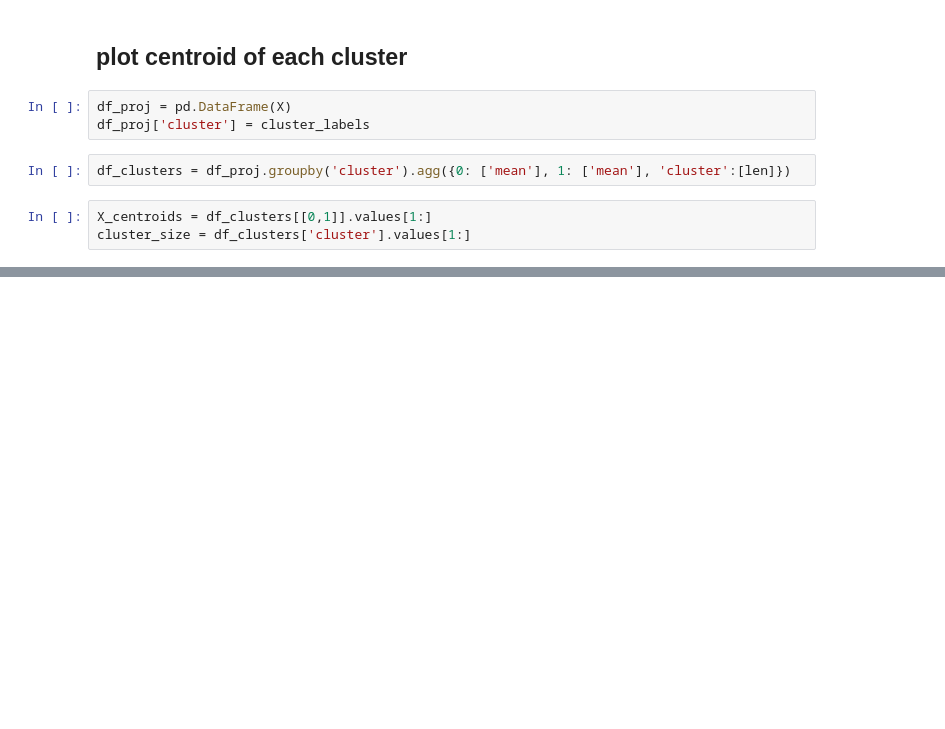
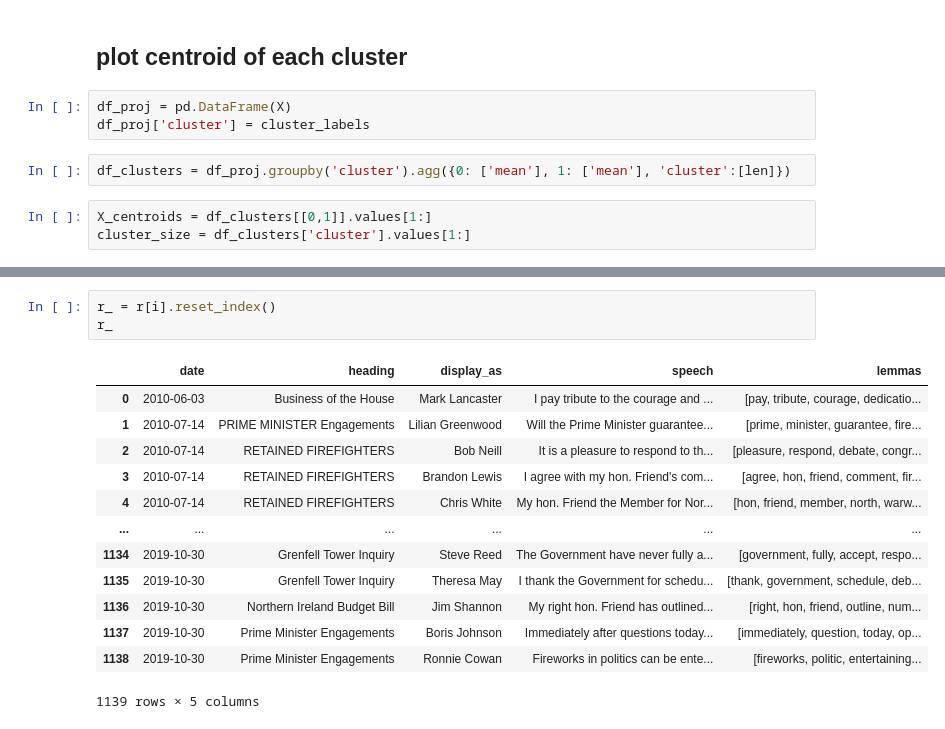
Before and after one commit to bendennes/hansard-nlp, a Jupyter notebook: 4_sentence_embedding.ipynb, the cells around one changed output, grey strips where cells are left out. Drawn from its saved outputs; the diff is of its cells as text; blank space fills up the shorter version.

```diff
--- a/4_sentence_embedding.ipynb
+++ b/4_sentence_embedding.ipynb
@@ -287,0 +409,17 @@ plt.scatter(X_centroids[:,0], X_centroids[:,1], s=cluster_size/2, alpha=0.2)
+# %%
+r_ = r[i].reset_index()
+r_
+# %% [output]
+|  | date | heading | display_as | speech | lemmas |
+| 0 | 2010-06-03 | Business of the House | Mark Lancaster | I pay tribute to the courage and ... | [pay, tribute, courage, dedicatio... |
+| 1 | 2010-07-14 | PRIME MINISTER Engagements | Lilian Greenwood | Will the Prime Minister guarantee... | [prime, minister, guarantee, fire... |
+| 2 | 2010-07-14 | RETAINED FIREFIGHTERS | Bob Neill | It is a pleasure to respond to th... | [pleasure, respond, debate, congr... |
+| 3 | 2010-07-14 | RETAINED FIREFIGHTERS | Brandon Lewis | I agree with my hon. Friend's com... | [agree, hon, friend, comment, fir... |
+| 4 | 2010-07-14 | RETAINED FIREFIGHTERS | Chris White | My hon. Friend the Member for Nor... | [hon, friend, member, north, warw... |
+| ... | ... | ... | ... | ... | ... |
+| 1134 | 2019-10-30 | Grenfell Tower Inquiry | Steve Reed | The Government have never fully a... | [government, fully, accept, respo... |
+| 1135 | 2019-10-30 | Grenfell Tower Inquiry | Theresa May | I thank the Government for schedu... | [thank, government, schedule, deb... |
+| 1136 | 2019-10-30 | Northern Ireland Budget Bill | Jim Shannon | My right hon. Friend has outlined... | [right, hon, friend, outline, num... |
+| 1137 | 2019-10-30 | Prime Minister Engagements | Boris Johnson | Immediately after questions today... | [immediately, question, today, op... |
+| 1138 | 2019-10-30 | Prime Minister Engagements | Ronnie Cowan | Fireworks in politics can be ente... | [fireworks, politic, entertaining... |
+1139 rows × 5 columns
```
Also changed, not shown: parts of 61 cells of this notebook.
